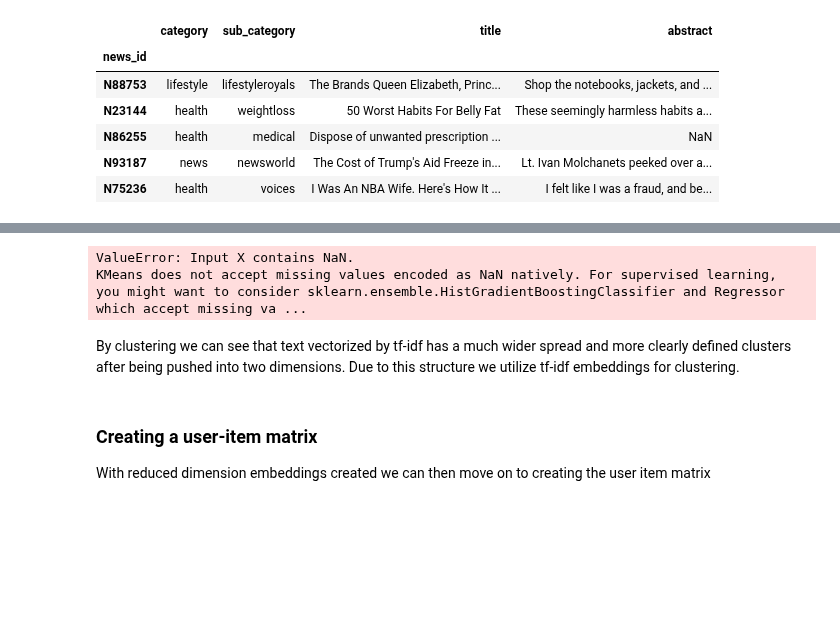
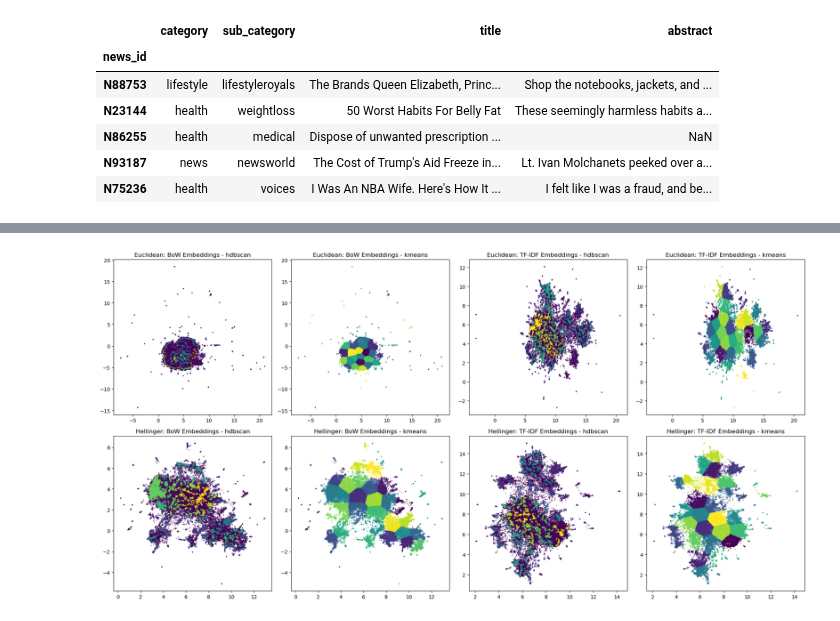
Before and after one commit to nicholas-rf/RecommenderProject, a Jupyter notebook: ExploratoryAnalysis/clustering_report.ipynb, the cells around one changed output, grey strips where cells are left out. Drawn from its saved outputs; the diff is of its cells as text; code cells hidden in the pictures; blank space fills up the shorter version.

```diff
--- a/ExploratoryAnalysis/clustering_report.ipynb
+++ b/ExploratoryAnalysis/clustering_report.ipynb
@@ -32,16 +36,11 @@ Use umap.utils.disconnected_vertices() to identify them.
 # %%
 # Apply kmeans and hdbscan clustering algorithms to our embeddings
+from sklearn.impute import SimpleImputer
 embeddings = bow_embeddings + tf_embeddings
-kmeans_labels = [cm.create_kmeans_labels(embeddings[index]) for index in [0, 2, 1, 3]]
+kmeans_labels = [cm.create_kmeans_labels(SimpleImputer(strategy='mean').fit_transform(embeddings[index]), n_clusters=30) for index in [0, 2, 1, 3]]
 hdbscan_labels = [cm.create_hdbscan_labels(embeddings[index]) for index in [0, 2, 1, 3]]
-# %% [output]
-ValueError: Input X contains NaN.
-KMeans does not accept missing values encoded as NaN natively. For supervised learning, you might want to consider sklearn.ensemble.HistGradientBoostingClassifier and Regressor which accept missing va ...
 # %%
 # Plot clustering results
-cm.visualize_all_item_clusters(bow_embeddings, tf_embeddings, ['Euclidean', 'Hellinger'], hdbscan_labels, kmeans_labels, cmap='vridis')
+cm.visualize_all_item_clusters(bow_embeddings, tf_embeddings, ['Euclidean', 'Hellinger'], hdbscan_labels, kmeans_labels, cmap='viridis')
+# %% [output]
+[figure, added]
-# %% [markdown]
-By clustering we can see that text vectorized by tf-idf has a much wider spread and more clearly defined clusters after being pushed into two dimensions. Due to this structure we utilize tf-idf embeddings for clustering.
-# %% [markdown]
-### Creating a user-item matrix
-With reduced dimension embeddings created we can then move on to creating the user item matrix
```
Also changed, not shown: parts of 32 cells of this notebook, 7 other files.
